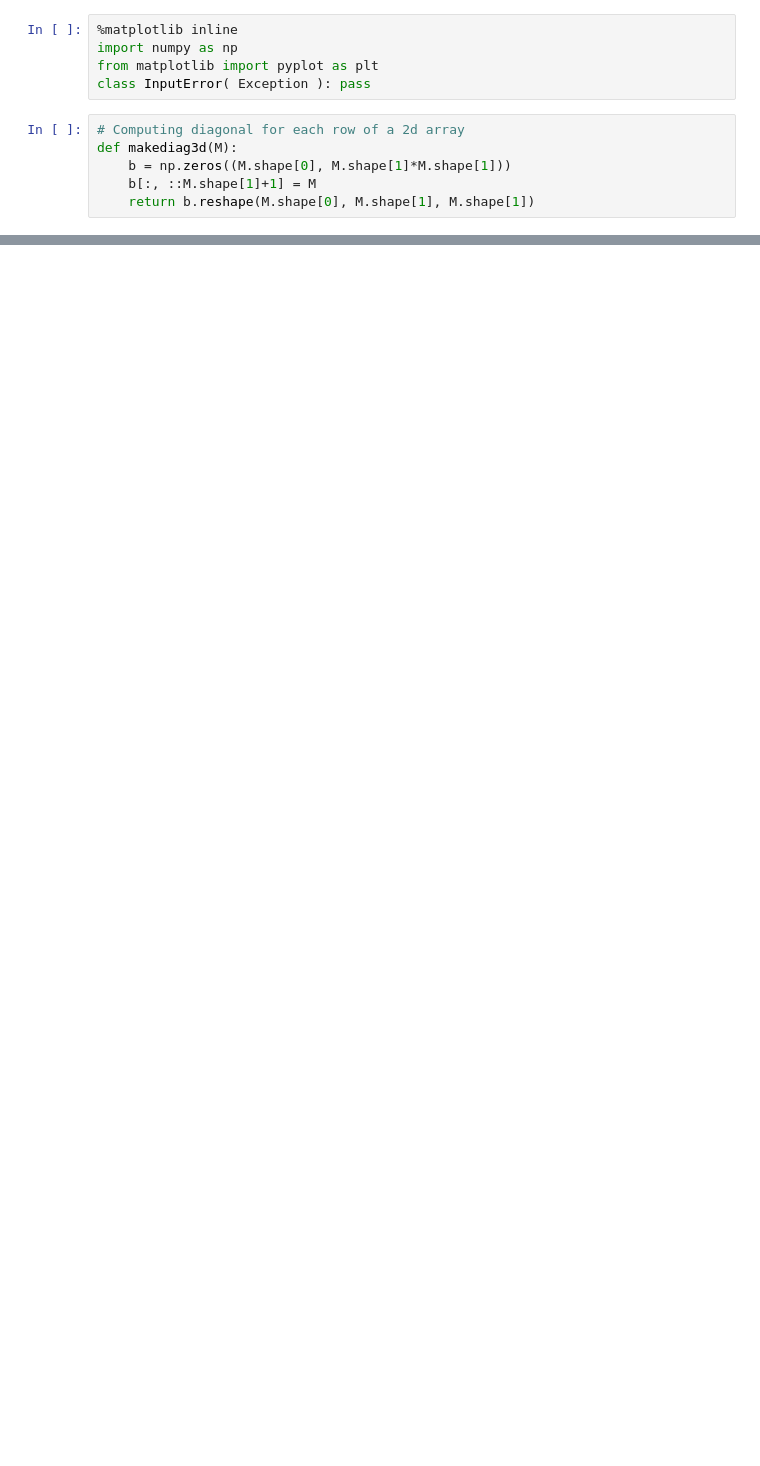
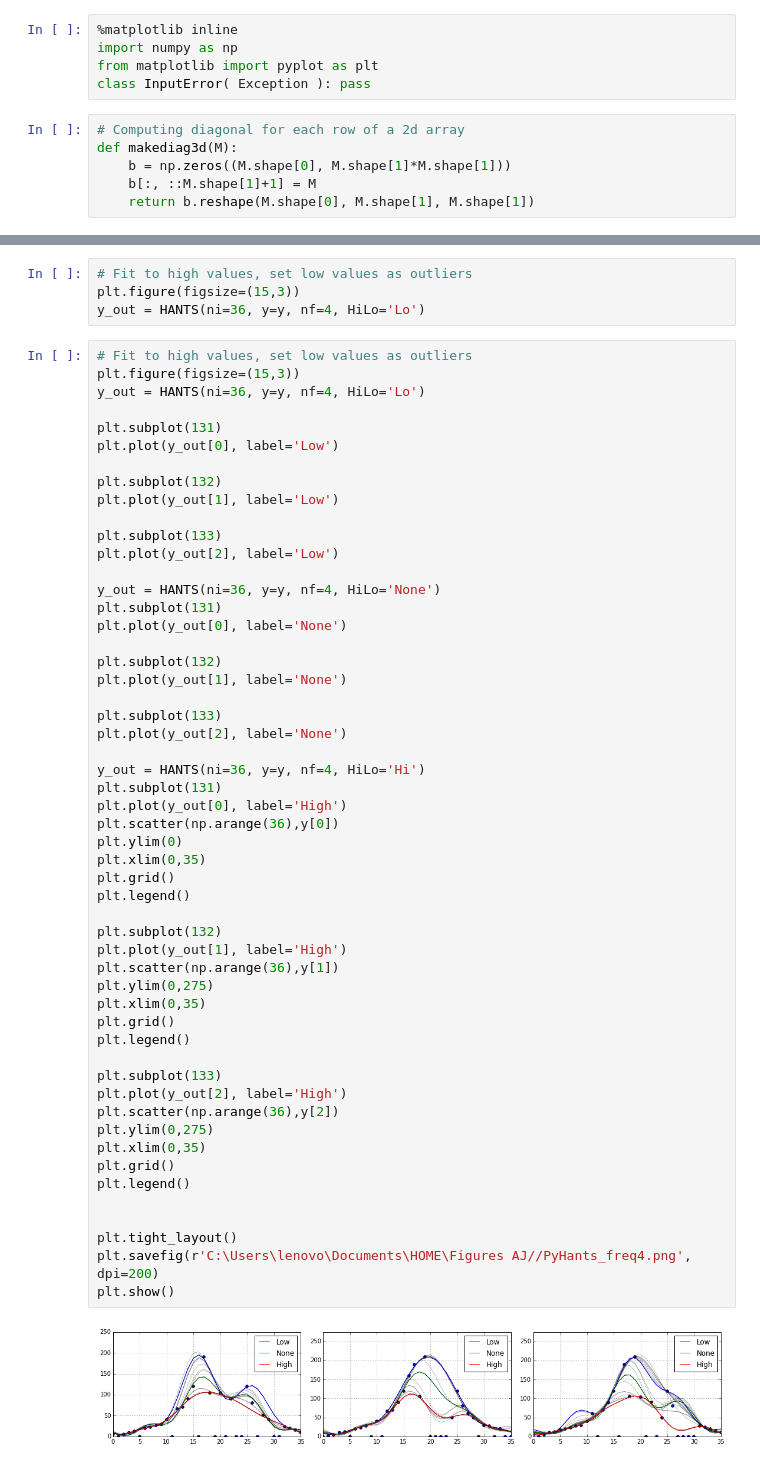
Before and after one commit to mattijn/pynotebook, a Jupyter notebook: ipynotebooks/Python3.4/2014-12-2 PyHants Plot.ipynb, the cells around one changed output, grey strips where cells are left out. Cells and saved outputs as stored; diff of their text form; blank space fills up the shorter version.

```diff
--- a/ipynotebooks/Python3.4/2014-12-2 PyHants Plot.ipynb
+++ b/ipynotebooks/Python3.4/2014-12-2 PyHants Plot.ipynb
@@ -149,6 +152,65 @@ kl = (np.random.randint(2, size=(numb, 36)) *
       np.random.randint(2, size=(numb, 36)) + 1)
 kl[kl==2] = 0
 y=y*kl
+# %%
+# Fit to high values, set low values as outliers
+plt.figure(figsize=(15,3))
+y_out = HANTS(ni=36, y=y, nf=4, HiLo='Lo')
+# %%
+# Fit to high values, set low values as outliers
+plt.figure(figsize=(15,3))
+y_out = HANTS(ni=36, y=y, nf=4, HiLo='Lo')
+
+plt.subplot(131)
+plt.plot(y_out[0], label='Low')
+
+plt.subplot(132)
+plt.plot(y_out[1], label='Low')
+
+plt.subplot(133)
+plt.plot(y_out[2], label='Low')
+
+y_out = HANTS(ni=36, y=y, nf=4, HiLo='None')
+plt.subplot(131)
+plt.plot(y_out[0], label='None')
+
+plt.subplot(132)
+plt.plot(y_out[1], label='None')
+
+plt.subplot(133)
+plt.plot(y_out[2], label='None')
+
+y_out = HANTS(ni=36, y=y, nf=4, HiLo='Hi')
+plt.subplot(131)
+plt.plot(y_out[0], label='High')
+plt.scatter(np.arange(36),y[0])
+plt.ylim(0)
+plt.xlim(0,35)
+plt.grid()
+plt.legend()
+
+plt.subplot(132)
+plt.plot(y_out[1], label='High')
+plt.scatter(np.arange(36),y[1])
+plt.ylim(0,275)
+plt.xlim(0,35)
+plt.grid()
+plt.legend()
+
+plt.subplot(133)
+plt.plot(y_out[2], label='High')
+plt.scatter(np.arange(36),y[2])
+plt.ylim(0,275)
+plt.xlim(0,35)
+plt.grid()
+plt.legend()
+
+
+plt.tight_layout()
+plt.savefig(r'C:\Users\lenovo\Documents\HOME\Figures AJ//PyHants_freq4.png', dpi=200)
+plt.show()
+# %% [output]
+[figure, added]
 # %%
 # Fit to high values, set low values as outliers
 plt.figure(figsize=(15,3))
```
Also changed, not shown: parts of 4 cells of this notebook, 15 other files.
